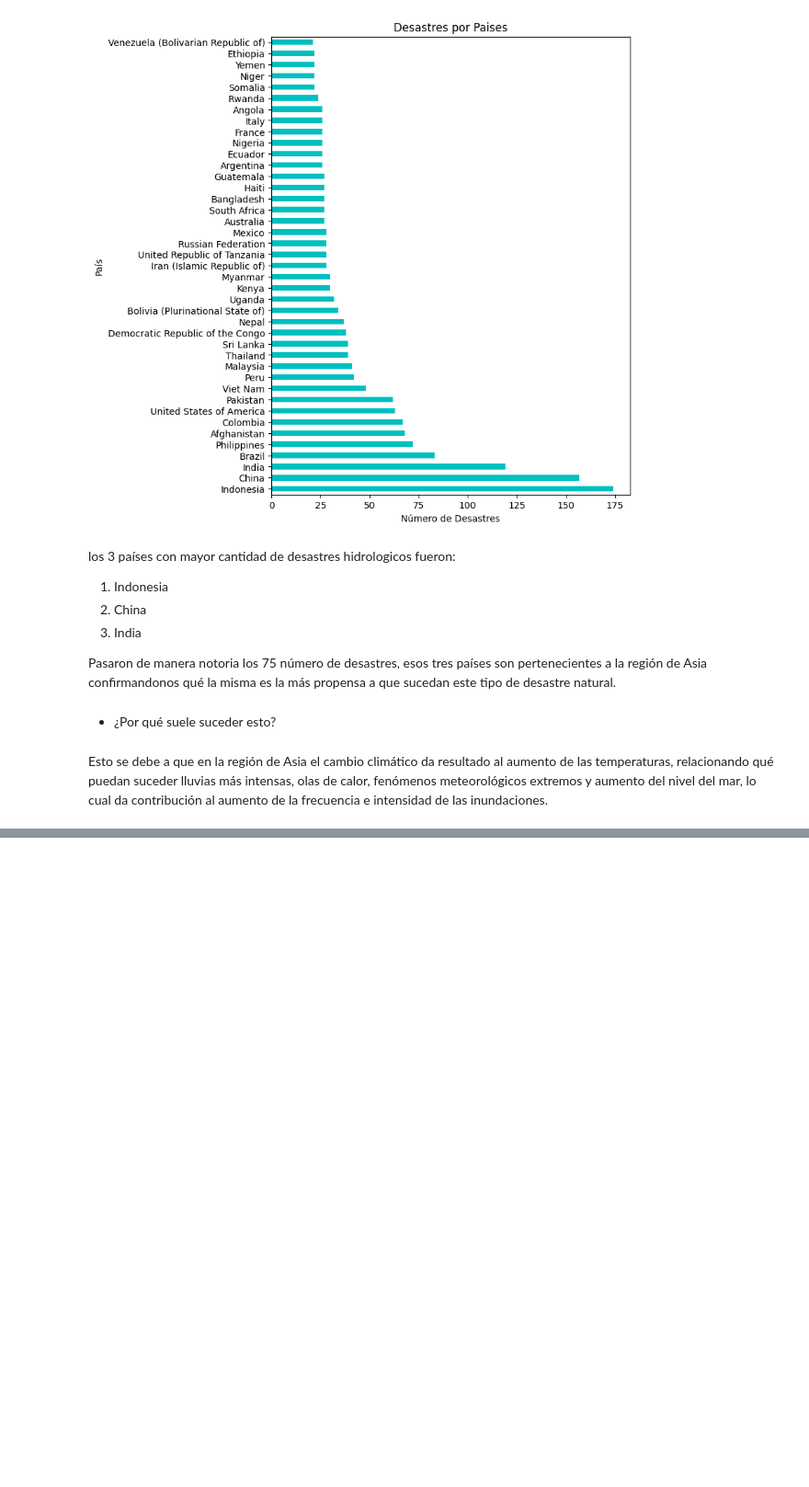
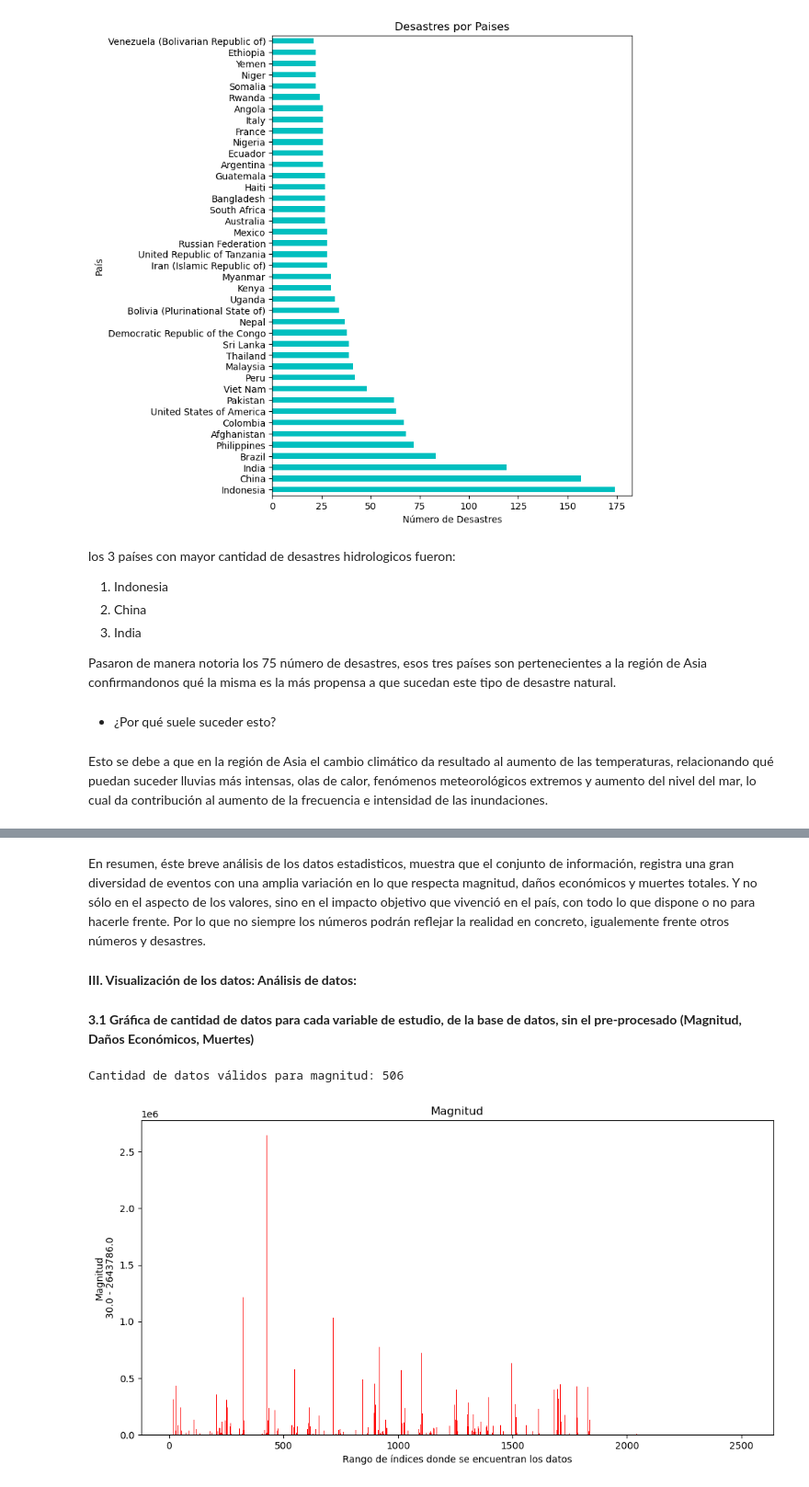
Before and after one commit to JulioZambrano91/Lights-of-Hope, a Jupyter notebook: main/Desastres_Hidrologicos_Análisis_general_Tendencias.ipynb, the cells around one changed output, grey strips where cells are left out. Shown at 92% size. Drawn from its saved outputs; the diff is of its cells as text; code cells hidden in the pictures; blank space fills up the shorter version.

```diff
--- a/main/Desastres_Hidrologicos_Análisis_general_Tendencias.ipynb
+++ b/main/Desastres_Hidrologicos_Análisis_general_Tendencias.ipynb
@@ -187,0 +192,5 @@ Esto se debe a que en la región de Asia el cambio climático da resultado al au
+# %%
+# 0. Lectura de la base de datos original, generada apartir del notebook que le antecede, periodo de tiempo 2010-2024
+import pandas as pd
+
+bd2 = pd.read_excel("../database/data_procesada/database_2010_2024.xlsx")
@@ -187,0 +203,12 @@ Esto se debe a que en la región de Asia el cambio climático da resultado al au
+# %%
+# 0.1 Filtrado y modificado de la información de la base de datos original, al formato con el cual se pretende trabajar (columnas, etiquetas, índice)
+# (Para este caso en particular no se realiza limpiado de filas con valores NaN)
+
+
+bd2 = bd2.rename(columns = {"Start Year":"Año","Start Month":"Mes", "Start Day":"Dia", "Country":"País", "Total Damage ('000 US$)":"Daños Económicos", "Magnitude":"Magnitud", "Total Deaths":"Muertes Totales", "Disaster Subgroup":"Clasificación"})
+
+bd2 = bd2.drop(columns=["Unnamed: 0"])                    # Columna residual que especifica los índices por defecto del excel
+
+bd2.index=range(len(bd2))                                 # Reestablecer el número que le corresponde al indice del nuevo df
+
+bd2
@@ -187,0 +319,26 @@ Esto se debe a que en la región de Asia el cambio climático da resultado al au
+# %% [markdown]
+En resumen, éste breve análisis de los datos estadisticos, muestra que el conjunto de información, registra una gran diversidad de eventos con una amplia variación en lo que respecta magnitud, daños económicos y muertes totales. Y no sólo en el aspecto de los valores, sino en el impacto objetivo que vivenció en el país, con todo lo que dispone o no para hacerle frente. Por lo que no siempre los números podrán reflejar la realidad en concreto, igualemente frente otros números y desastres.
+# %% [markdown]
+**III. Visualización de los datos: Análisis de datos:**
+# %% [markdown]
+**3.1 Gráfica de cantidad de datos para cada variable de estudio, de la base de datos, sin el pre-procesado (Magnitud, Daños Económicos, Muertes)**
+# %%
+magnitud = bd2["Magnitud"]
+daños = bd2["Daños Económicos"]
+muertes = bd2["Muertes Totales"]
+fecha = bd2['Año']
+# %%
+import matplotlib.pyplot as plt
+import pandas as pd
+
+fig, ax = plt.subplots(figsize=(12, 6))
+print(f"Cantidad de datos válidos para magnitud: {magnitud.count()}")
+ax.bar(range(len(magnitud)), magnitud)
+ax.set_title('Magnitud')
+ax.set_xlabel('Rango de índices donde se encuentran los datos')
+ax.set_ylabel(f'Magnitud\n{magnitud.min()} - {magnitud.max()}')
+ax.bar(range(len(magnitud)), magnitud, color='red')
+plt.show()
+# %% [output]
+Cantidad de datos válidos para magnitud: 506
+[figure, added]
```
Also changed, not shown: parts of 54 cells of this notebook, 5 other files.
